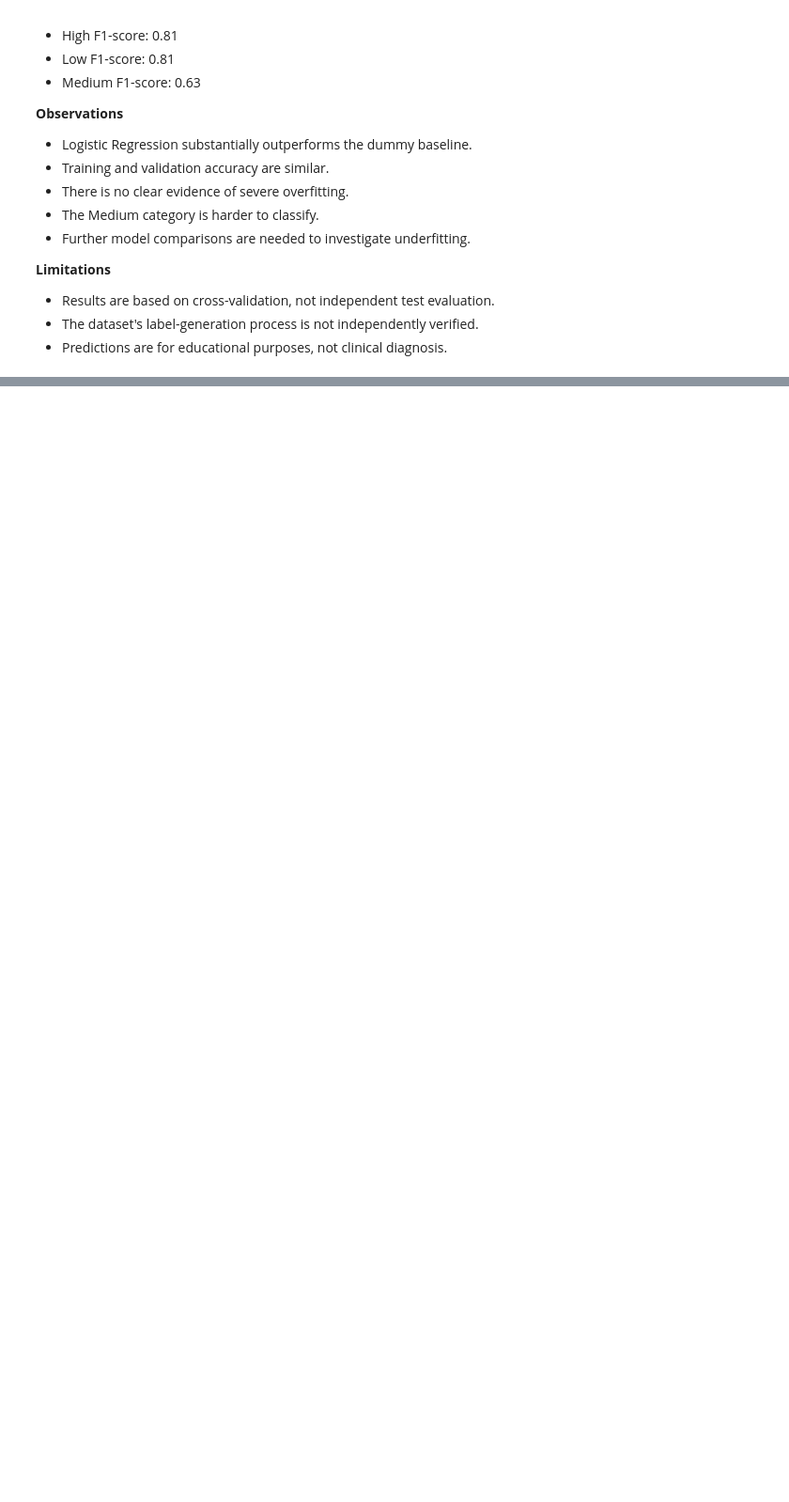
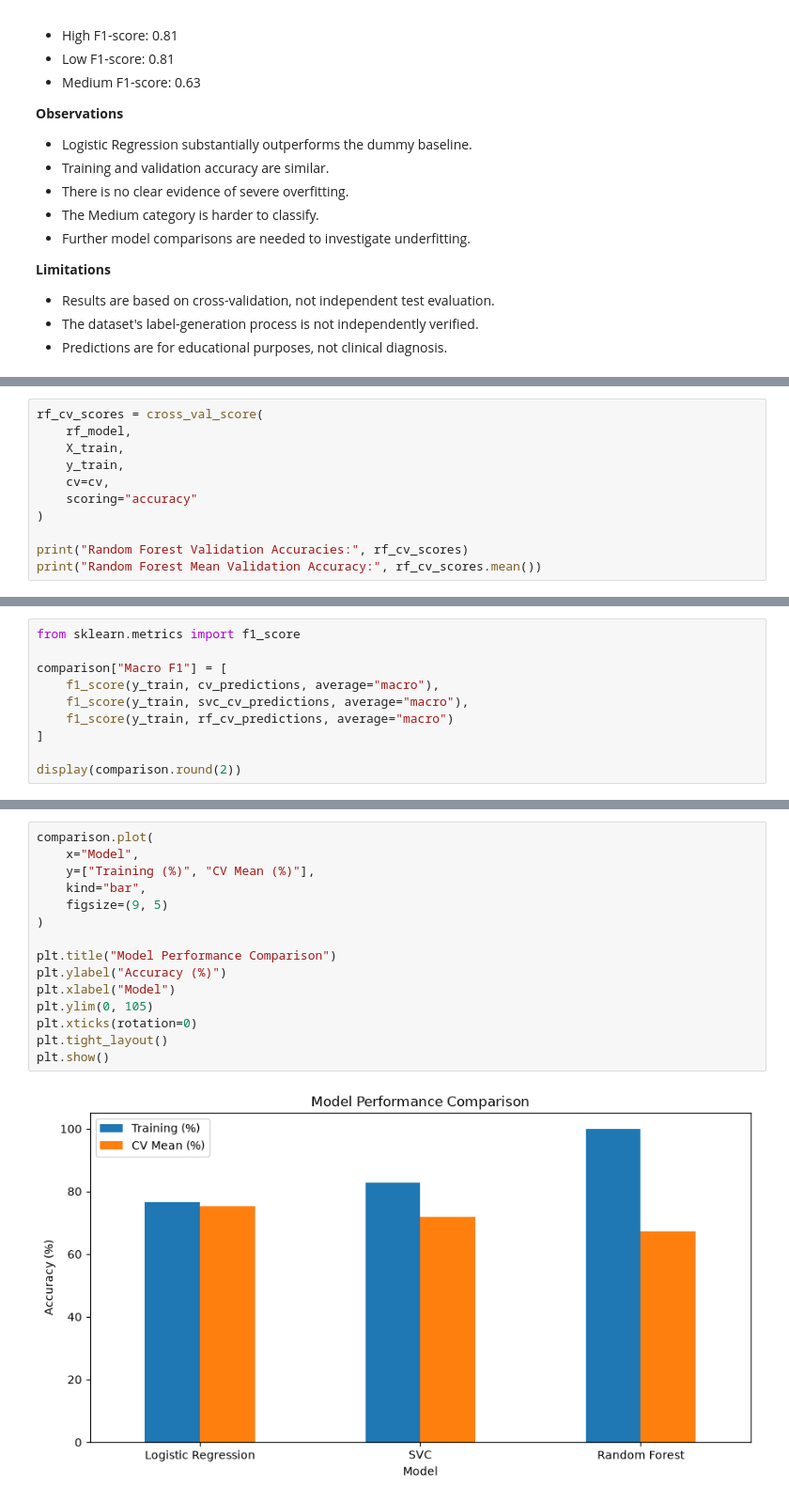
Before and after one commit to YounessAitJamaa/student-mental-health-risk, a Jupyter notebook: notebooks/02_model_development.ipynb, the cells around one changed output, grey strips where cells are left out. Shown at 94% size. Saved outputs shown, nothing was run; the diff lists cells and outputs as text; blank space fills up the shorter version.

```diff
--- a/notebooks/02_model_development.ipynb
+++ b/notebooks/02_model_development.ipynb
@@ -208,0 +359,11 @@ Dummy mean validation accuracy: 0.339999484696662
+# %%
+rf_cv_scores = cross_val_score(
+    rf_model,
+    X_train,
+    y_train,
+    cv=cv,
+    scoring="accuracy"
+)
+
+print("Random Forest Validation Accuracies:", rf_cv_scores)
+print("Random Forest Mean Validation Accuracy:", rf_cv_scores.mean())
@@ -208,0 +488,10 @@ Dummy mean validation accuracy: 0.339999484696662
+# %%
+from sklearn.metrics import f1_score
+
+comparison["Macro F1"] = [
+    f1_score(y_train, cv_predictions, average="macro"),
+    f1_score(y_train, svc_cv_predictions, average="macro"),
+    f1_score(y_train, rf_cv_predictions, average="macro")
+]
+
+display(comparison.round(2))
@@ -208,0 +505,17 @@ Dummy mean validation accuracy: 0.339999484696662
+# %%
+comparison.plot(
+    x="Model",
+    y=["Training (%)", "CV Mean (%)"],
+    kind="bar",
+    figsize=(9, 5)
+)
+
+plt.title("Model Performance Comparison")
+plt.ylabel("Accuracy (%)")
+plt.xlabel("Model")
+plt.ylim(0, 105)
+plt.xticks(rotation=0)
+plt.tight_layout()
+plt.show()
+# %% [output]
+[figure, added]
```
Also changed, not shown: parts of 32 cells of this notebook.
